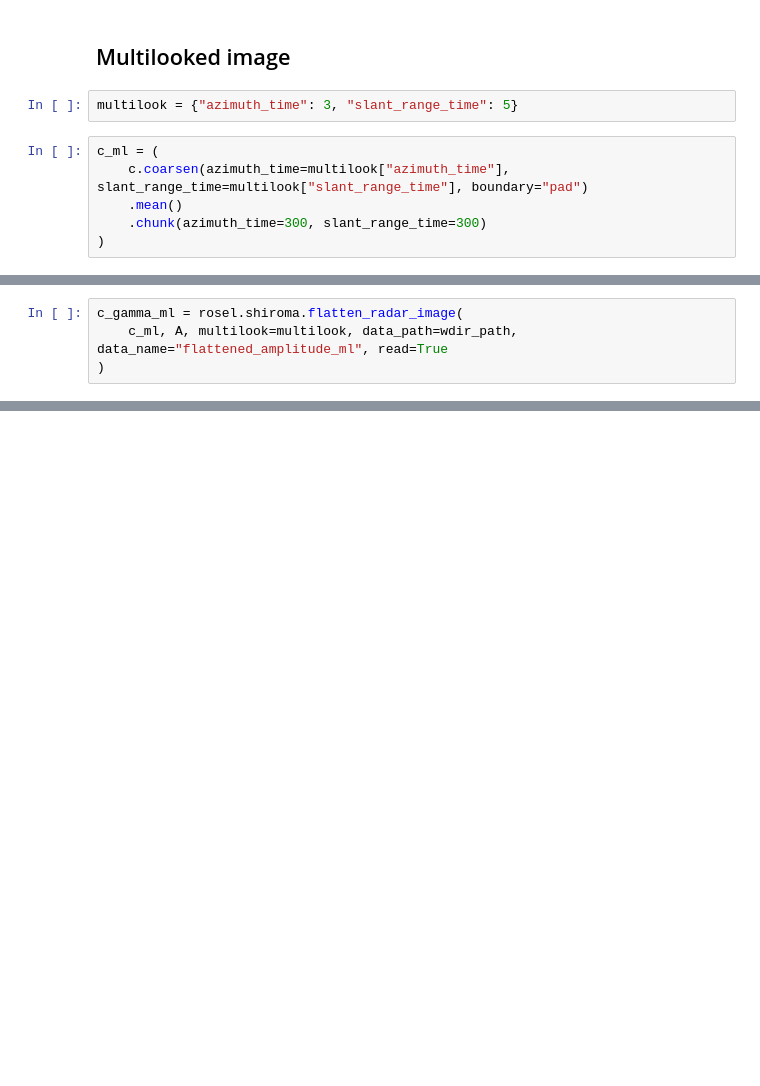
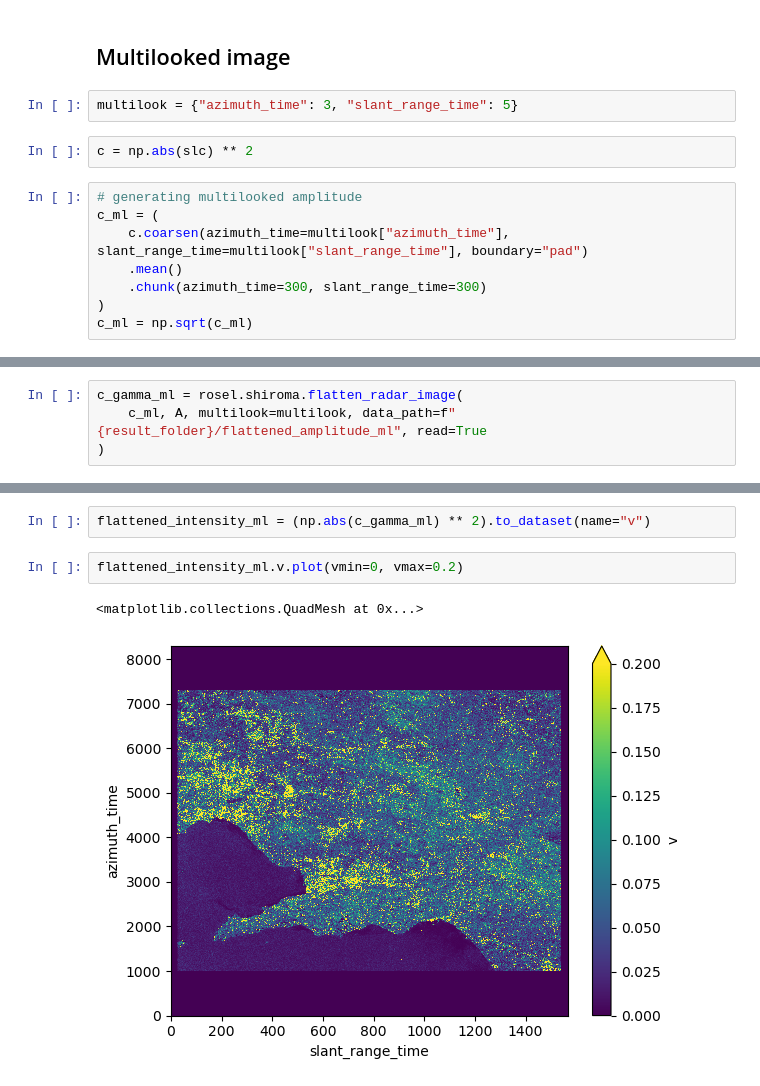
Before and after one commit to ROSE-L-ARD/cop-ard-atbd, a Jupyter notebook: notebooks/geocoding.ipynb, the cells around one changed output, grey strips where cells are left out. Drawn from its saved outputs; the diff is of its cells as text; blank space fills up the shorter version.

```diff
--- a/notebooks/geocoding.ipynb
+++ b/notebooks/geocoding.ipynb
@@ -63,9 +187,13 @@ g = rosel.shiroma.map_geo_ap(
 ## Multilooked image
 # %%
 multilook = {"azimuth_time": 3, "slant_range_time": 5}
+# %%
+c = np.abs(slc) ** 2
 # %%
+# generating multilooked amplitude
 c_ml = (
     c.coarsen(azimuth_time=multilook["azimuth_time"], slant_range_time=multilook["slant_range_time"], boundary="pad")
     .mean()
     .chunk(azimuth_time=300, slant_range_time=300)
 )
+c_ml = np.sqrt(c_ml)
@@ -72,5 +244,5 @@ c_ml = (
 # %%
 c_gamma_ml = rosel.shiroma.flatten_radar_image(
-    c_ml, A, multilook=multilook, data_path=wdir_path, data_name="flattened_amplitude_ml", read=True
+    c_ml, A, multilook=multilook, data_path=f"{result_folder}/flattened_amplitude_ml", read=True
 )
 # %% [output]
@@ -78,0 +270,7 @@ c_gamma_ml = rosel.shiroma.flatten_radar_image(
+# %%
+flattened_intensity_ml = (np.abs(c_gamma_ml) ** 2).to_dataset(name="v")
+# %%
+flattened_intensity_ml.v.plot(vmin=0, vmax=0.2)
+# %% [output]
+<matplotlib.collections.QuadMesh at 0x...>
+[figure, added]
```
Also changed, not shown: parts of 22 cells of this notebook, 1 other file.
